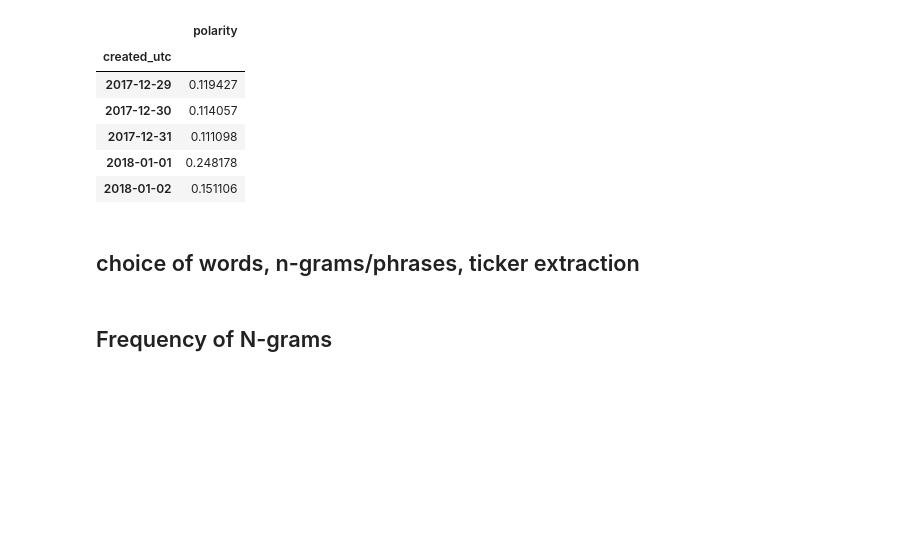
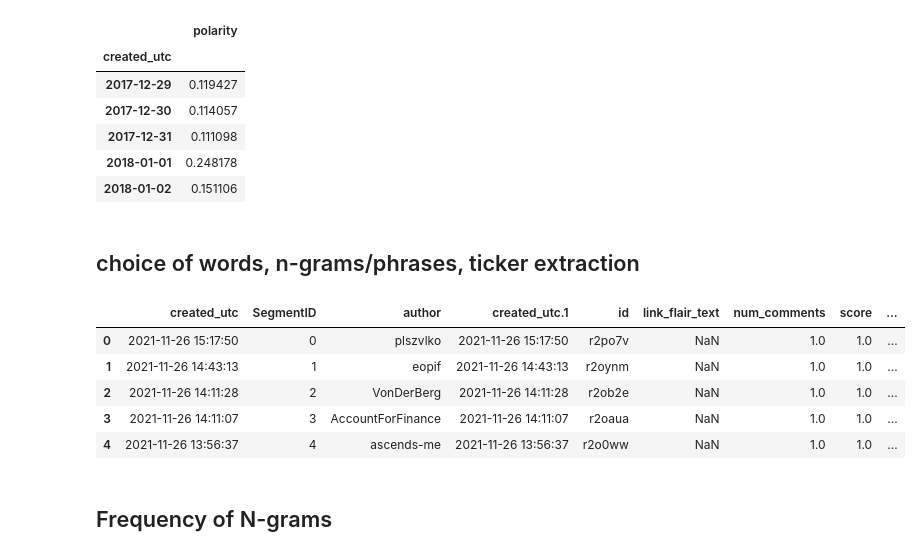
Before and after one commit to pratik98/WSB-Data-Science-Internship, a Jupyter notebook: investing/data_analysis_Investing.ipynb, the cells around one changed output. Saved outputs shown, nothing was run; the diff lists cells and outputs as text; code cells hidden in the pictures; blank space fills up the shorter version.

Commit message:
- n-grams for r/investing

```diff
--- a/investing/data_analysis_Spacy.ipynb
+++ b/investing/data_analysis_Investing.ipynb
@@ -417,3 +417,5 @@ display(df_polarity.head())
 | 2018-01-02 | 0.151106 |
 # %% [markdown]
 ##  choice of words, n-grams/phrases, ticker extraction
+# %%
+df = pd.read_csv("data/investing_submissions_all.csv", sep=";")
@@ -425,3 +430,21 @@ trigrams_title = []
 def get_ngrams(title,n):
     nlp_title = nlp(str(title))
     f.write("%s\n" % list(textacy.extract.basics.ngrams(nlp_title, n, filter_stops=True, filter_punct=True, filter_nums=False)))
+
+def get_ngrams_(title,n):
+    nlp_title = nlp(str(title))
+    return list(textacy.extract.basics.ngrams(nlp_title, n, filter_stops=True, filter_punct=True, filter_nums=False))
+# %%
+df['bigram']=df.apply(lambda row: get_ngrams_(row["title"],2), axis=1)
+df['trigram']=df.apply(lambda row: get_ngrams_(row["title"],3), axis=1)
+df['four-gram']=df.apply(lambda row: get_ngrams_(row["title"],4), axis=1)
+df['five-gram']=df.apply(lambda row: get_ngrams_(row["title"],5), axis=1)
+# %%
+df.head()
+# %% [output]
+|  | created_utc | SegmentID | author | created_utc.1 | id | link_flair_text | num_comments | score | ... |
+| 0 | 2021-11-26 15:17:50 | 0 | plszvlko | 2021-11-26 15:17:50 | r2po7v | NaN | 1.0 | 1.0 | ... |
+| 1 | 2021-11-26 14:43:13 | 1 | eopif | 2021-11-26 14:43:13 | r2oynm | NaN | 1.0 | 1.0 | ... |
+| 2 | 2021-11-26 14:11:28 | 2 | VonDerBerg | 2021-11-26 14:11:28 | r2ob2e | NaN | 1.0 | 1.0 | ... |
+| 3 | 2021-11-26 14:11:07 | 3 | AccountForFinance | 2021-11-26 14:11:07 | r2oaua | NaN | 1.0 | 1.0 | ... |
+| 4 | 2021-11-26 13:56:37 | 4 | ascends-me | 2021-11-26 13:56:37 | r2o0ww | NaN | 1.0 | 1.0 | ... |
```
Also changed, not shown: parts of 6 cells of this notebook.
